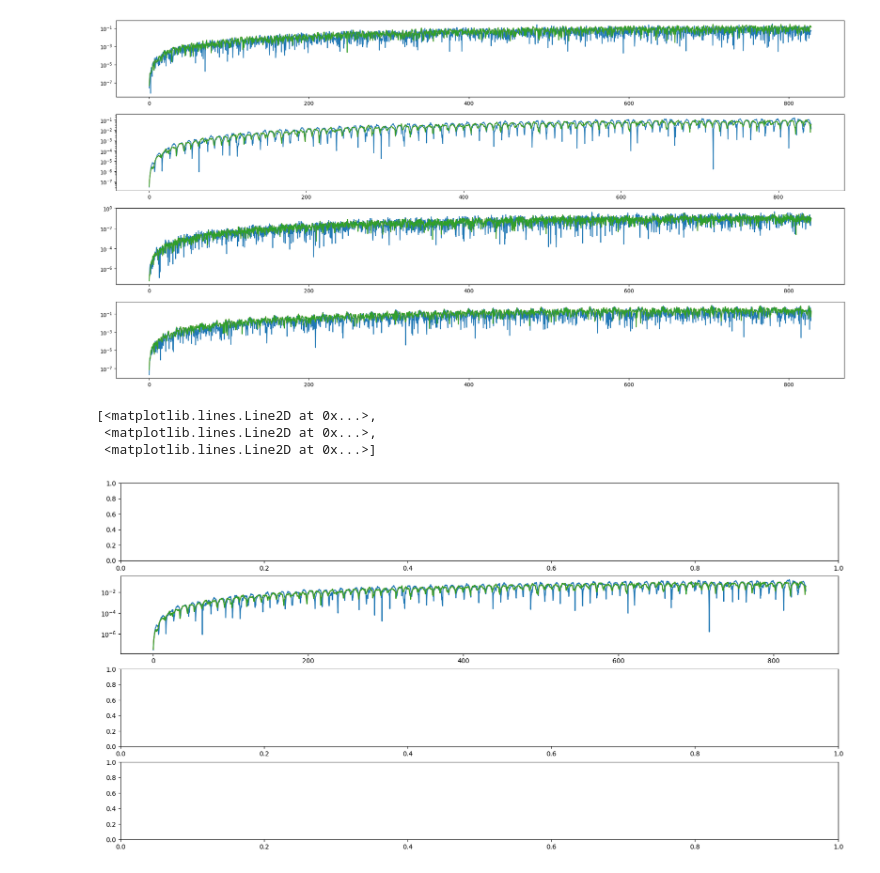
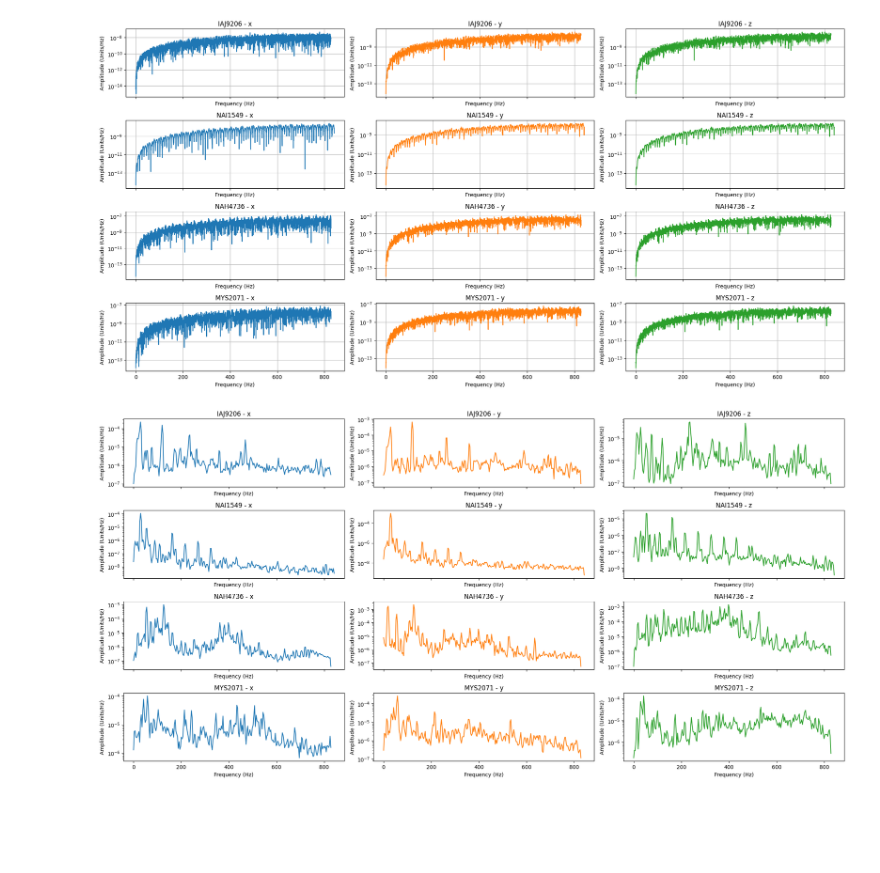
Before and after one commit to pyKuga/TRACTIAN, a Jupyter notebook: part1.ipynb, the cells around one changed output. Drawn from its saved outputs; the diff is of its cells as text; code cells hidden in the pictures; blank space fills up the shorter version.

```diff
--- a/part1.ipynb
+++ b/part1.ipynb
@@ -33,25 +33,31 @@ plt.tight_layout()
 # %%
-fig, axs= plt.subplots(4,1,figsize=(20,10))
+fig, axs= plt.subplots(4,3,figsize=(20,10),sharex=True)
+
 
 for i,file in enumerate(files):
 
     data = pd.read_csv(path+files[i])
 
     dataCentered = data - data.mean() #centering data
 
     N = data.shape[0]
 
     T = int(infos[i][1])/1000 #s
 
     window = hann(N)
     xf = fourier.fft(dataCentered.mul(window,axis=0))
     freq = fourier.fftfreq(N,d=T/N)
 
     absolute = np.abs(xf)
+    for j in range(3):
+        absolute[:,j] = absolute[:,j]/np.sum(window) *2/N
 
-    axs[i].semilogy(freq[1:N//2],absolute[1:N//2])
-
+        axs[i,j].semilogy(freq[1:N//2],absolute[1:N//2,j],color='C'+str(j))
+        axs[i,j].set_title(infos[i][2] + " - " + data.columns[j])
+        axs[i,j].set_xlabel('Frequency (Hz)')
+        axs[i,j].set_ylabel('Amplitude (Units/Hz)')
+        axs[i,j].grid()
 
 plt.tight_layout()
 # %% [output]
-[figure, old version]
+[figure, new version]
@@ -61,23 +64,34 @@ f, Pxx = signal.welch(x, fs=fs, window='hann', nperseg=4096, noverlap=2048, scal
 # %%
-i = 1
+fig, axs= plt.subplots(4,3,figsize=(20,10),sharex=True)
 
-data = pd.read_csv(path+files[i])
 
-dataCentered = data - data.mean() #centering data
+for i,file in enumerate(files):
+    data = pd.read_csv(path+files[i])
 
-N = data.shape[0]
+    dataCentered = data - data.mean() #centering data
 
-T = int(infos[i][1])/1000 #s
+    N = data.shape[0]
 
-window = hann(N)
-xf = fourier.fft(dataCentered.mul(window,axis=0))
-freq = fourier.fftfreq(N,d=T/N)
+    T = int(infos[i][1])/1000 #s
 
-absolute = np.abs(xf)
-fig, axs= plt.subplots(4,1,figsize=(20,10))
-axs[i].semilogy(freq[1:N//2],absolute[1:N//2])
+    fs = N / T          # taxa de amostragem
+
+    # nyquist frequency - the most relevant
+    fn = fs/2
+
+    f, Pxx = signal.welch(dataCentered['x'].to_numpy(), fs=fs, window='hann', nperseg=512, noverlap=256, scaling='density',average='median')
+    _, Pyy = signal.welch(dataCentered['y'].to_numpy(), fs=fs, window='hann', nperseg=512, noverlap=256, scaling='density',average='median')
+    _, Pzz = signal.welch(dataCentered['z'].to_numpy(), fs=fs, window='hann', nperseg=512, noverlap=256, scaling='density',average='median')
+
+    P_g = [Pxx, Pyy, Pzz]
+
+    for j, ax in enumerate(axs[i]):
+        ax.semilogy(f, P_g[j], color='C'+str(j))
+        ax.set_title(infos[i][2] + " - " + data.columns[j])
+        ax.set_xlabel('Frequency (Hz)')
+        ax.set_ylabel('Amplitude (Units/Hz)')
+
+
+plt.tight_layout()
 # %% [output]
-[<matplotlib.lines.Line2D at 0x...>,
- <matplotlib.lines.Line2D at 0x...>,
- <matplotlib.lines.Line2D at 0x...>]
-[figure, old version]
+[figure, new version]
```
Also changed, not shown: parts of 3 cells of this notebook, 4 other files.
